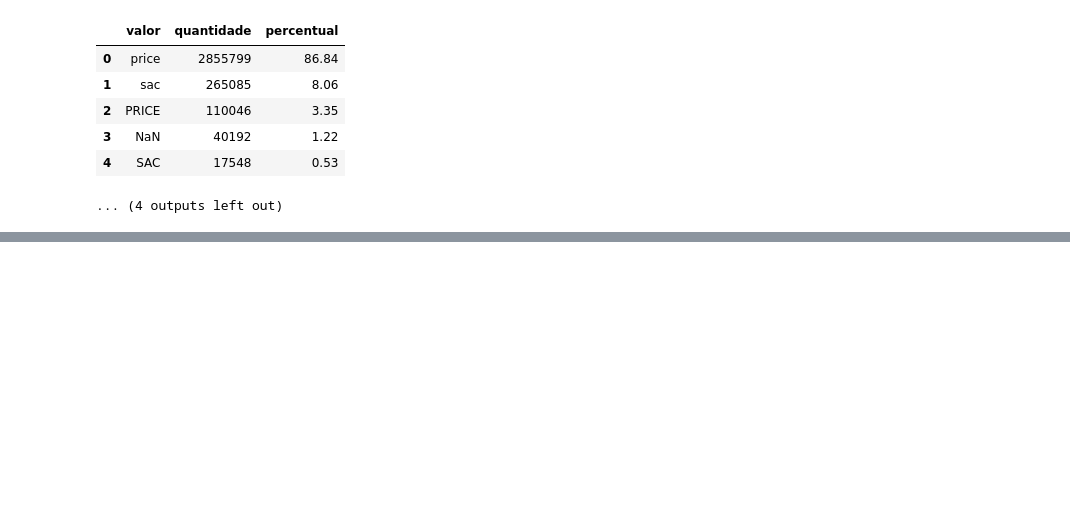
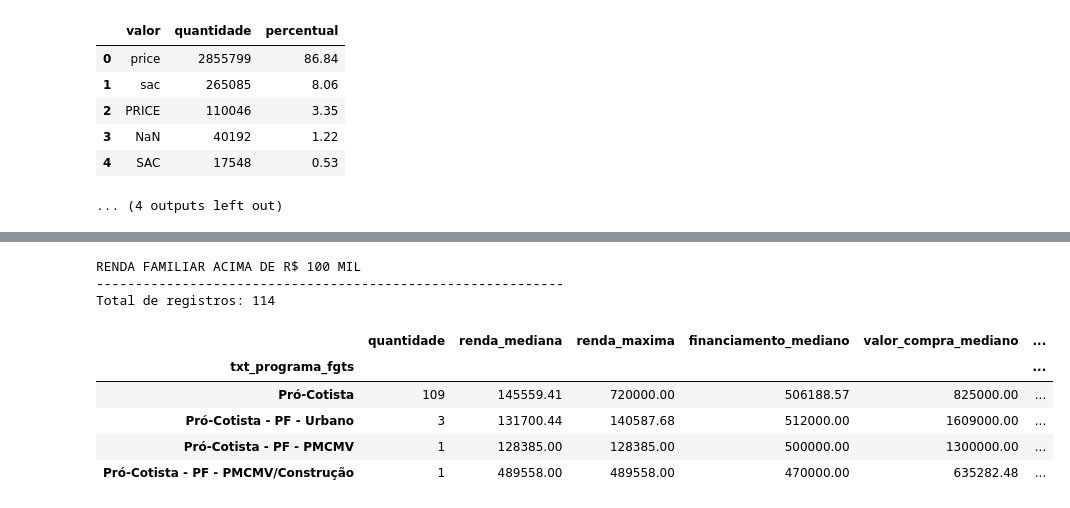
Before and after one commit to leonatya/mcmv-machine-learning, a Jupyter notebook: notebooks/MCMV.ipynb, the cells around one changed output, grey strips where cells are left out. Saved outputs shown, nothing was run; the diff lists cells and outputs as text; code cells hidden in the pictures; blank space fills up the shorter version.

```diff
--- a/notebooks/MCMV.ipynb
+++ b/notebooks/MCMV.ipynb
@@ -475,0 +584,40 @@ txt_sistema_amortizacao
+# %%
+# Registros com renda familiar acima de R$ 100 mil
+renda_extrema = df[
+    df["vlr_renda_familiar"] > 100_000
+]
+
+resumo_renda_extrema = (
+    renda_extrema
+    .groupby("txt_programa_fgts", dropna=False)
+    .agg(
+        quantidade=("vlr_renda_familiar", "size"),
+        renda_mediana=("vlr_renda_familiar", "median"),
+        renda_maxima=("vlr_renda_familiar", "max"),
+        financiamento_mediano=("vlr_financiamento", "median"),
+        valor_compra_mediano=("vlr_compra", "median")
+    )
+    .sort_values("quantidade", ascending=False)
+)
+
+resumo_renda_extrema["percentual"] = (
+    resumo_renda_extrema["quantidade"]
+    / len(renda_extrema)
+    * 100
+).round(2)
+
+print("RENDA FAMILIAR ACIMA DE R$ 100 MIL")
+print("-" * 60)
+print(f"Total de registros: {len(renda_extrema):,}".replace(",", "."))
+
+display(resumo_renda_extrema)
+# %% [output]
+RENDA FAMILIAR ACIMA DE R$ 100 MIL
+------------------------------------------------------------
+Total de registros: 114
+|  | quantidade | renda_mediana | renda_maxima | financiamento_mediano | valor_compra_mediano | ... |
+| txt_programa_fgts |  |  |  |  |  | ... |
+| Pró-Cotista | 109 | 145559.41 | 720000.00 | 506188.57 | 825000.00 | ... |
+| Pró-Cotista - PF - Urbano | 3 | 131700.44 | 140587.68 | 512000.00 | 1609000.00 | ... |
+| Pró-Cotista - PF - PMCMV | 1 | 128385.00 | 128385.00 | 500000.00 | 1300000.00 | ... |
+| Pró-Cotista - PF - PMCMV/Construção | 1 | 489558.00 | 489558.00 | 470000.00 | 635282.48 | ... |
```
Also changed, not shown: parts of 4 cells of this notebook.
